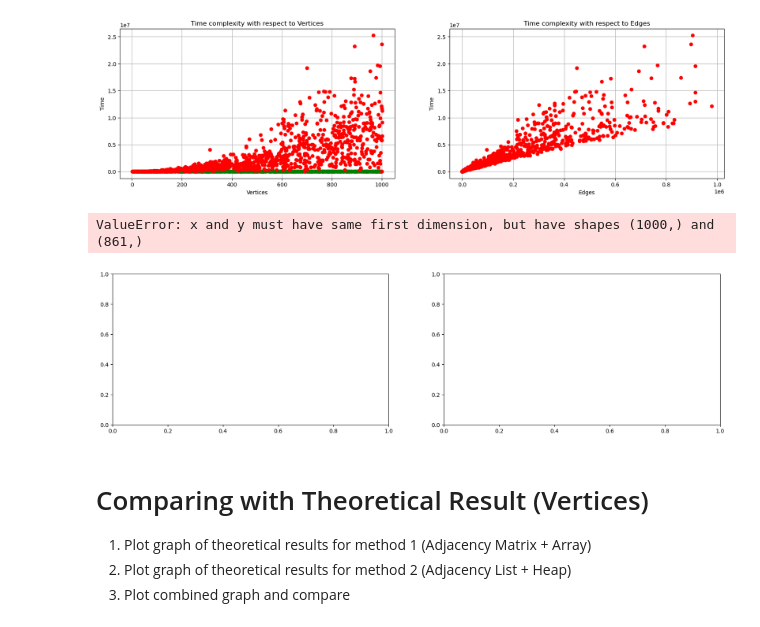
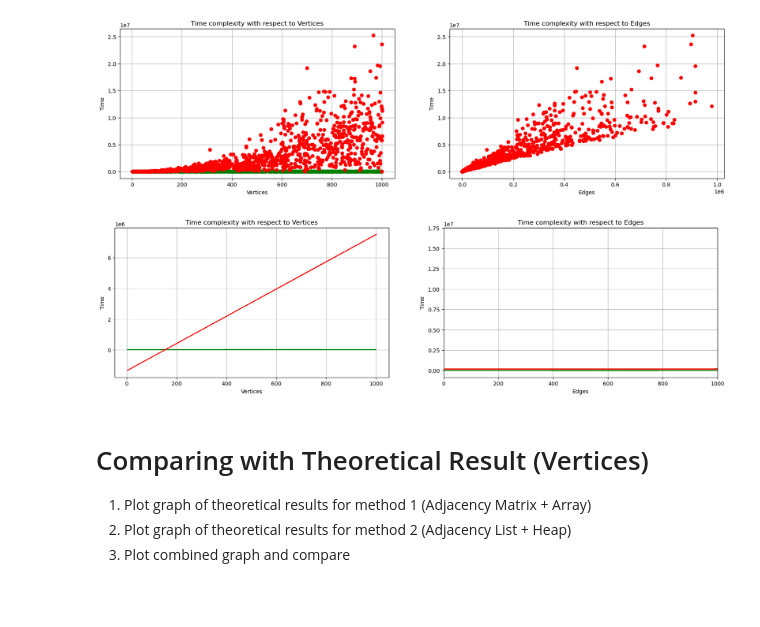
Before and after one commit to ChoWei0310/SC2001-Algorithm-Design, a Jupyter notebook: Lab2/SC2001_ExampleClass_2.ipynb, the cells around one changed output. Saved outputs shown, nothing was run; the diff lists cells and outputs as text; code cells hidden in the pictures; blank space fills up the shorter version.

```diff
--- a/Lab2/SC2001_ExampleClass_2.ipynb
+++ b/Lab2/SC2001_ExampleClass_2.ipynb
@@ -473,26 +473,25 @@ plt.show()
 # %%
 fig, ax = plt.subplots(1,2, figsize=(20, 5))
 
 ax[0].plot(method2_df_SPARSE_filtered['Vertices'], sparse_line_vertices2, '-', color='g', label='Sparse Fit')
 ax[0].plot(method2_df_dense['Vertices'], dense_line_vertices2, '-', color='r', label='Dense Fit')
 ax[0].set_title(f'Time complexity with respect to Vertices')
 ax[0].set_xlabel('Vertices')
 ax[0].set_ylabel('Time')
 ax[0].grid(True)
 
-ax[1].plot(method2_df_SPARSE['Edges'], sparse_line_edges2, '-', color='g', label='Sparse Fit')
+ax[1].plot(method2_df_SPARSE_filtered['Edges'], sparse_line_edges2, '-', color='g', label='Sparse Fit')
 ax[1].plot(method2_df_dense['Edges'], dense_line_edges2, '-', color='r', label='Dense Fit')
 ax[1].set_title(f'Time complexity with respect to Edges')
 ax[1].set_xlabel('Edges')
 ax[1].set_ylabel('Time')
 ax[1].grid(True)
 
 #set x range to see differences in Edges graph
 plt.xlim([0,1000])
 plt.show()
 # %% [output]
-ValueError: x and y must have same first dimension, but have shapes (1000,) and (861,)
-[figure, old version]
+[figure, new version]
 # %% [markdown]
 # Comparing with Theoretical Result (Vertices)
 1. Plot graph of theoretical results for method 1 (Adjacency Matrix + Array)
```
Also changed, not shown: parts of 12 cells of this notebook.
